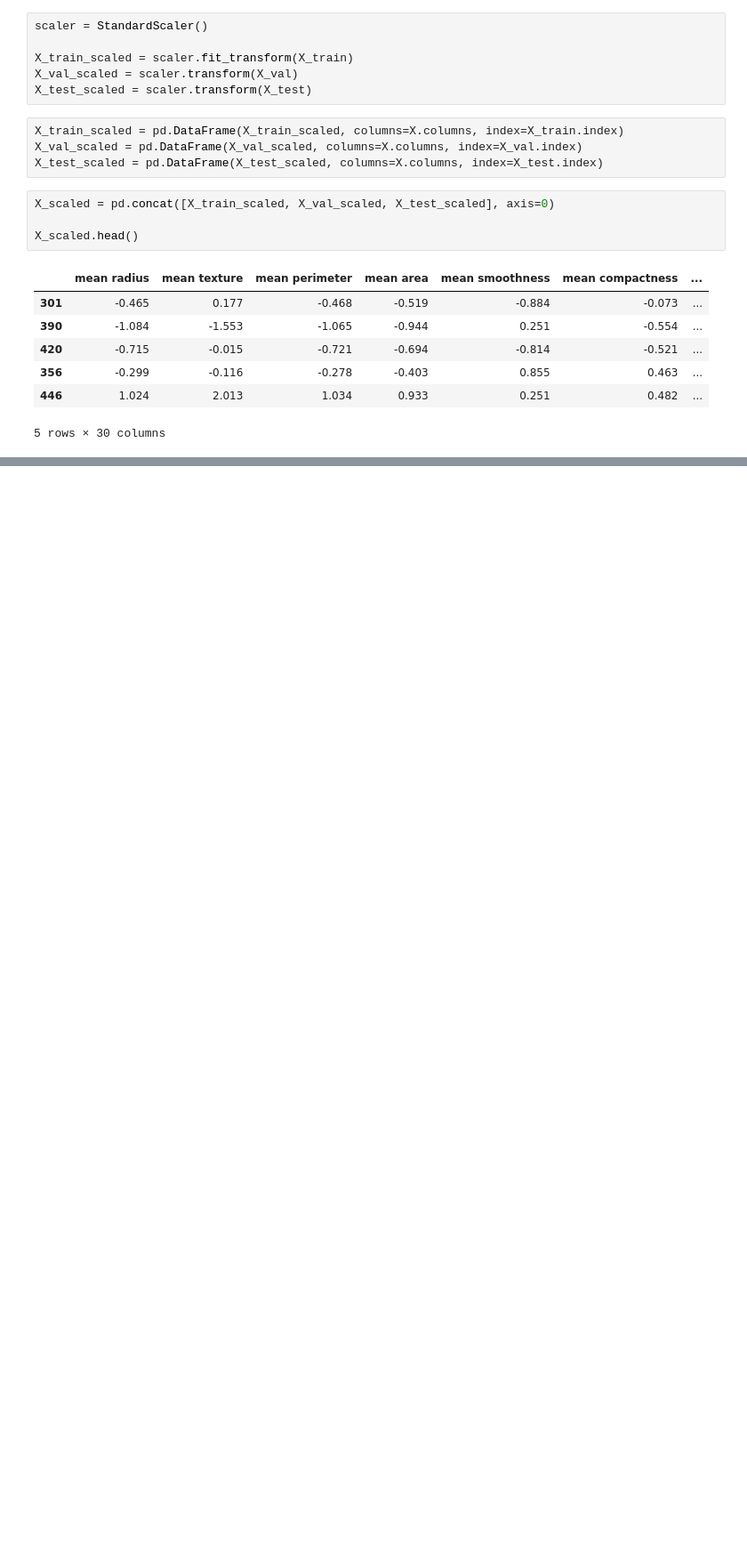
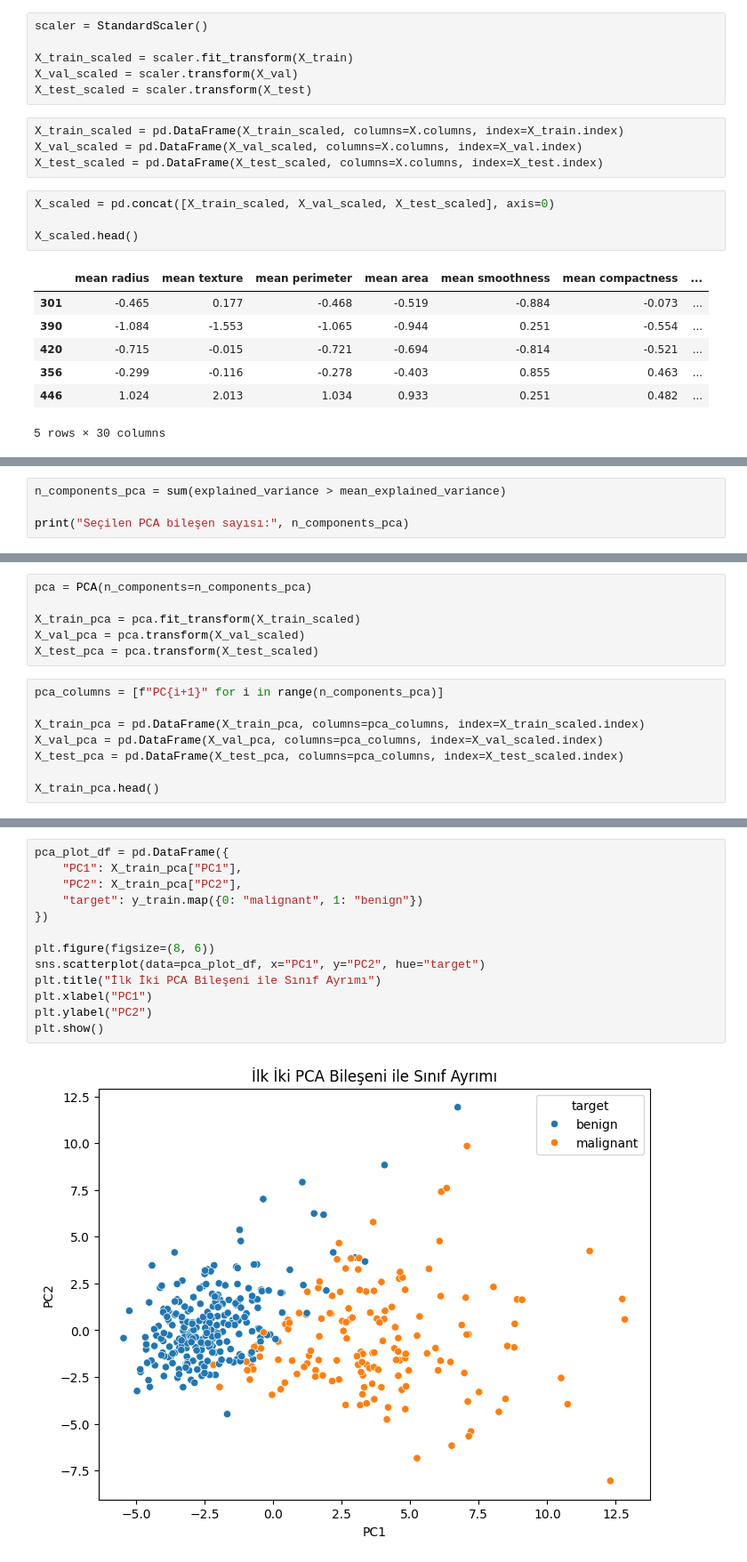
Before and after one commit to BenYILDO/breast_cancer_ML, a Jupyter notebook: MachineLearning.ipynb, the cells around one changed output, grey strips where cells are left out. Shown at 89% size. Drawn from its saved outputs; the diff is of its cells as text; blank space fills up the shorter version.

```diff
--- a/MachineLearning.ipynb
+++ b/MachineLearning.ipynb
@@ -504,0 +548,4 @@ X_scaled.head()
+# %%
+n_components_pca = sum(explained_variance > mean_explained_variance)
+
+print("Seçilen PCA bileşen sayısı:", n_components_pca)
@@ -504,0 +558,14 @@ X_scaled.head()
+# %%
+pca = PCA(n_components=n_components_pca)
+
+X_train_pca = pca.fit_transform(X_train_scaled)
+X_val_pca = pca.transform(X_val_scaled)
+X_test_pca = pca.transform(X_test_scaled)
+# %%
+pca_columns = [f"PC{i+1}" for i in range(n_components_pca)]
+
+X_train_pca = pd.DataFrame(X_train_pca, columns=pca_columns, index=X_train_scaled.index)
+X_val_pca = pd.DataFrame(X_val_pca, columns=pca_columns, index=X_val_scaled.index)
+X_test_pca = pd.DataFrame(X_test_pca, columns=pca_columns, index=X_test_scaled.index)
+
+X_train_pca.head()
@@ -504,0 +593,15 @@ X_scaled.head()
+# %%
+pca_plot_df = pd.DataFrame({
+    "PC1": X_train_pca["PC1"],
+    "PC2": X_train_pca["PC2"],
+    "target": y_train.map({0: "malignant", 1: "benign"})
+})
+
+plt.figure(figsize=(8, 6))
+sns.scatterplot(data=pca_plot_df, x="PC1", y="PC2", hue="target")
+plt.title("İlk İki PCA Bileşeni ile Sınıf Ayrımı")
+plt.xlabel("PC1")
+plt.ylabel("PC2")
+plt.show()
+# %% [output]
+[figure, added]
```
Also changed, not shown: parts of 18 cells of this notebook.
